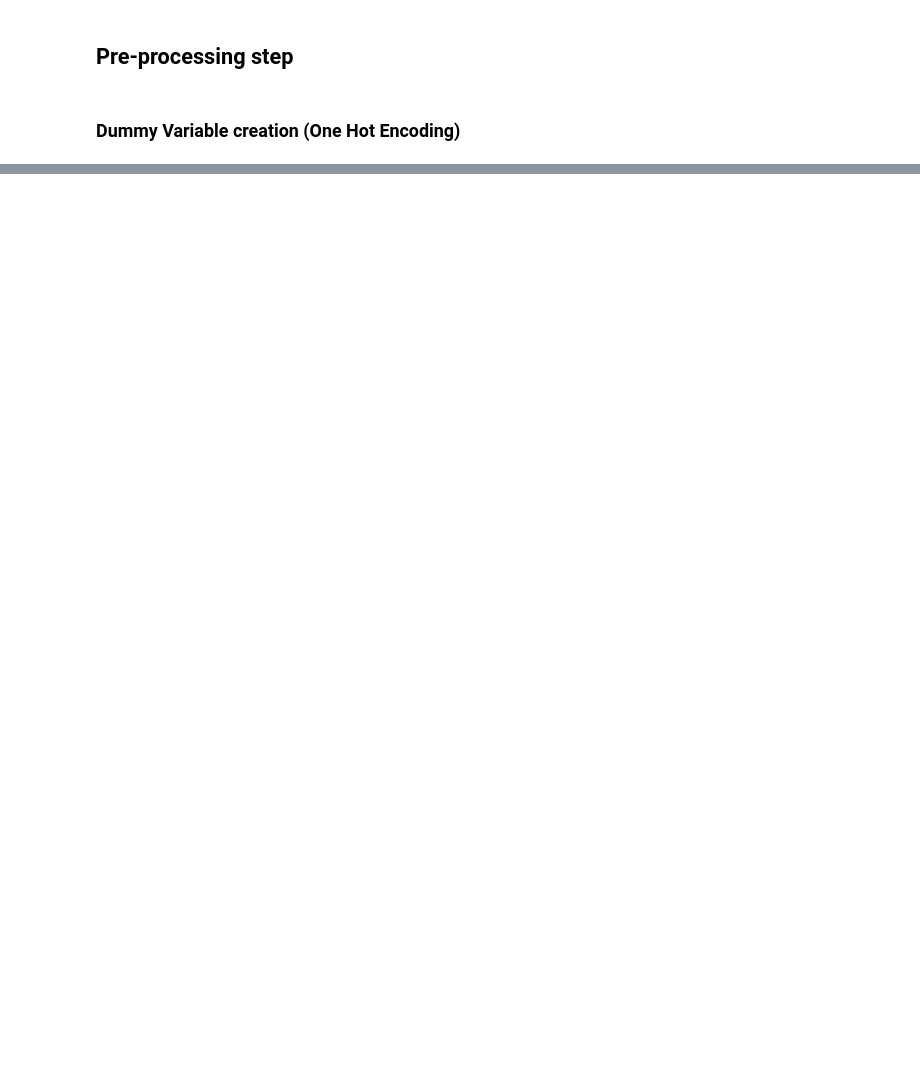
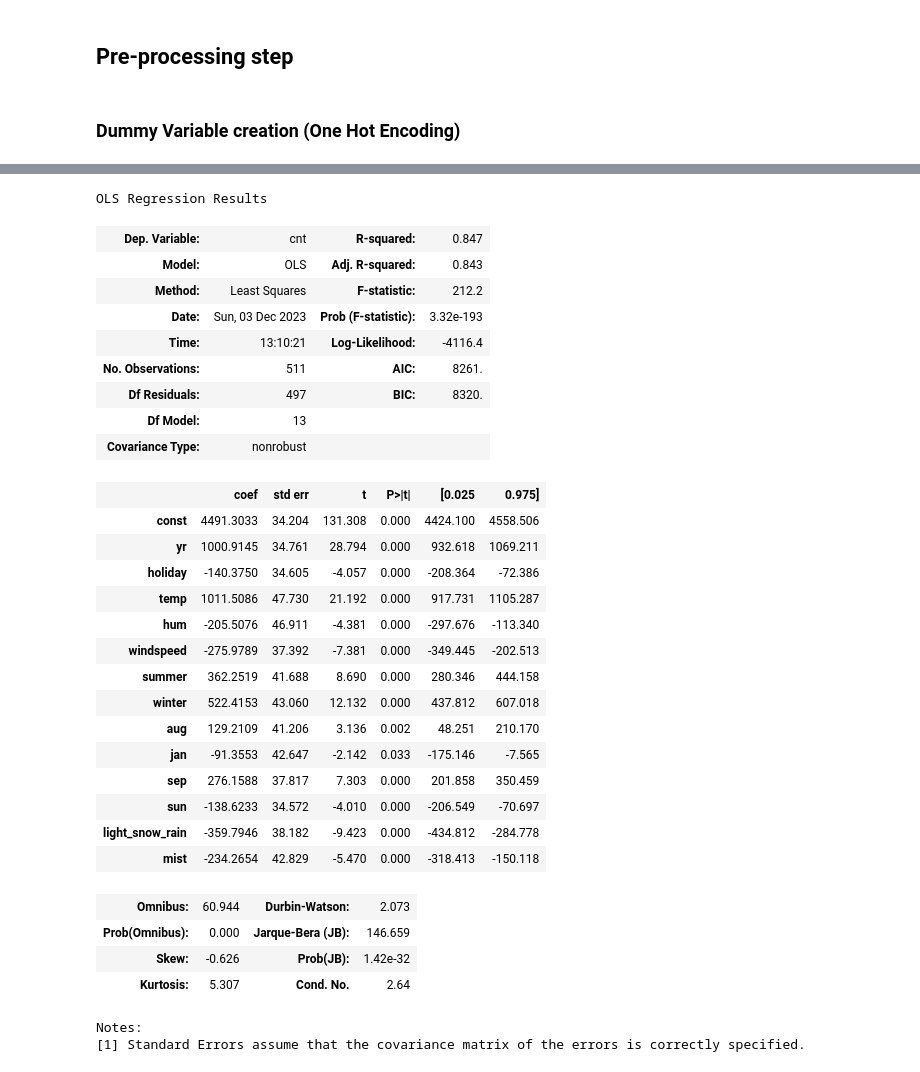
Before and after one commit to ambar-ashish/bike-case-study, a Jupyter notebook: Ambar.ipynb, the cells around one changed output, grey strips where cells are left out. Drawn from its saved outputs; the diff is of its cells as text; code cells hidden in the pictures; blank space fills up the shorter version.

```diff
--- a/Ambar.ipynb
+++ b/Ambar.ipynb
@@ -101,0 +488,41 @@ bike[cat_cols].nunique # only for non binary categorical columns
+# %%
+# workingday needs to be dropped
+
+X_train_sm=X_train_sm.drop(['workingday'],axis=1)
+X_test_sm=X_test_sm.drop(['workingday'],axis=1)
+# %%
+model3=sm.OLS(y_train,X_train_sm)
+res3=model3.fit()
+res3.summary()
+# %% [output]
+OLS Regression Results
+| Dep. Variable: | cnt | R-squared: | 0.847 |
+| Model: | OLS | Adj. R-squared: | 0.843 |
+| Method: | Least Squares | F-statistic: | 212.2 |
+| Date: | Sun, 03 Dec 2023 | Prob (F-statistic): | 3.32e-193 |
+| Time: | 13:10:21 | Log-Likelihood: | -4116.4 |
+| No. Observations: | 511 | AIC: | 8261. |
+| Df Residuals: | 497 | BIC: | 8320. |
+| Df Model: | 13 |  |  |
+| Covariance Type: | nonrobust |  |  |
+|  | coef | std err | t | P>|t| | [0.025 | 0.975] |
+| const | 4491.3033 | 34.204 | 131.308 | 0.000 | 4424.100 | 4558.506 |
+| yr | 1000.9145 | 34.761 | 28.794 | 0.000 | 932.618 | 1069.211 |
+| holiday | -140.3750 | 34.605 | -4.057 | 0.000 | -208.364 | -72.386 |
+| temp | 1011.5086 | 47.730 | 21.192 | 0.000 | 917.731 | 1105.287 |
+| hum | -205.5076 | 46.911 | -4.381 | 0.000 | -297.676 | -113.340 |
+| windspeed | -275.9789 | 37.392 | -7.381 | 0.000 | -349.445 | -202.513 |
+| summer | 362.2519 | 41.688 | 8.690 | 0.000 | 280.346 | 444.158 |
+| winter | 522.4153 | 43.060 | 12.132 | 0.000 | 437.812 | 607.018 |
+| aug | 129.2109 | 41.206 | 3.136 | 0.002 | 48.251 | 210.170 |
+| jan | -91.3553 | 42.647 | -2.142 | 0.033 | -175.146 | -7.565 |
+| sep | 276.1588 | 37.817 | 7.303 | 0.000 | 201.858 | 350.459 |
+| sun | -138.6233 | 34.572 | -4.010 | 0.000 | -206.549 | -70.697 |
+| light_snow_rain | -359.7946 | 38.182 | -9.423 | 0.000 | -434.812 | -284.778 |
+| mist | -234.2654 | 42.829 | -5.470 | 0.000 | -318.413 | -150.118 |
+| Omnibus: | 60.944 | Durbin-Watson: | 2.073 |
+| Prob(Omnibus): | 0.000 | Jarque-Bera (JB): | 146.659 |
+| Skew: | -0.626 | Prob(JB): | 1.42e-32 |
+| Kurtosis: | 5.307 | Cond. No. | 2.64 |
+Notes:
+[1] Standard Errors assume that the covariance matrix of the errors is correctly specified.
```
Also changed, not shown: parts of 42 cells of this notebook.
